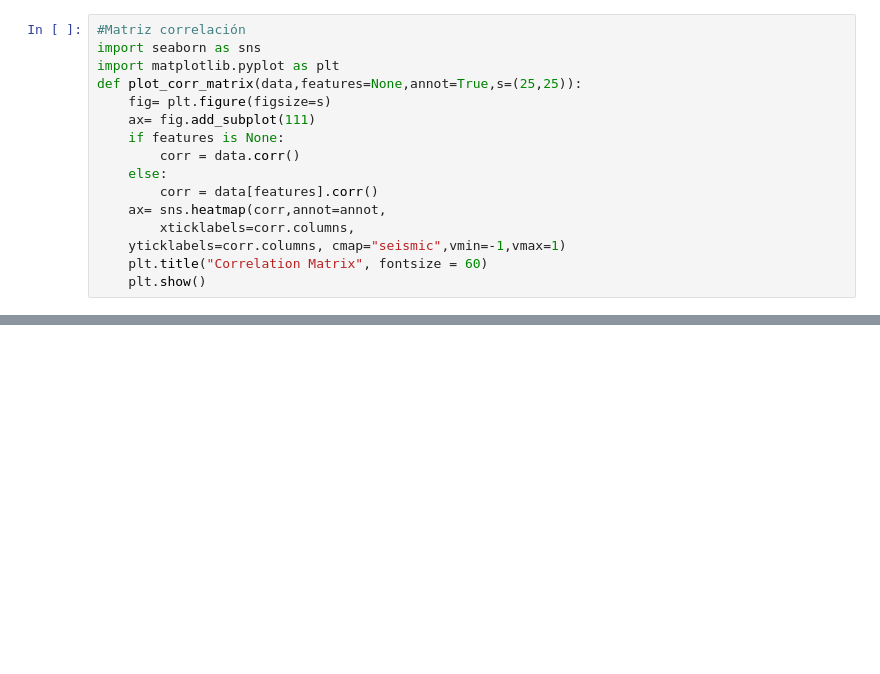
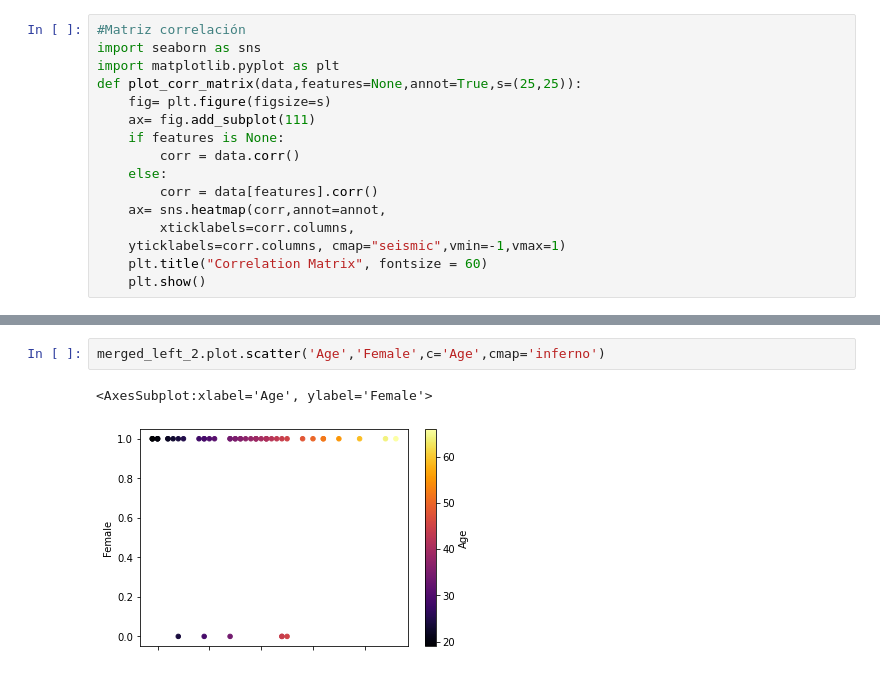
Before and after one commit to panxolopez/proyecto_mineria, a Jupyter notebook: proyecto.ipynb, the cells around one changed output, grey strips where cells are left out. Drawn from its saved outputs; the diff is of its cells as text; blank space fills up the shorter version.

```diff
--- a/proyecto.ipynb
+++ b/proyecto.ipynb
@@ -127,0 +224,5 @@ Name: Mental Health Issues, Length: 322, dtype: object
+# %%
+merged_left_2.plot.scatter('Age','Female',c='Age',cmap='inferno')
+# %% [output]
+<AxesSubplot:xlabel='Age', ylabel='Female'>
+[figure, added]
```
Also changed, not shown: parts of 8 cells of this notebook.
